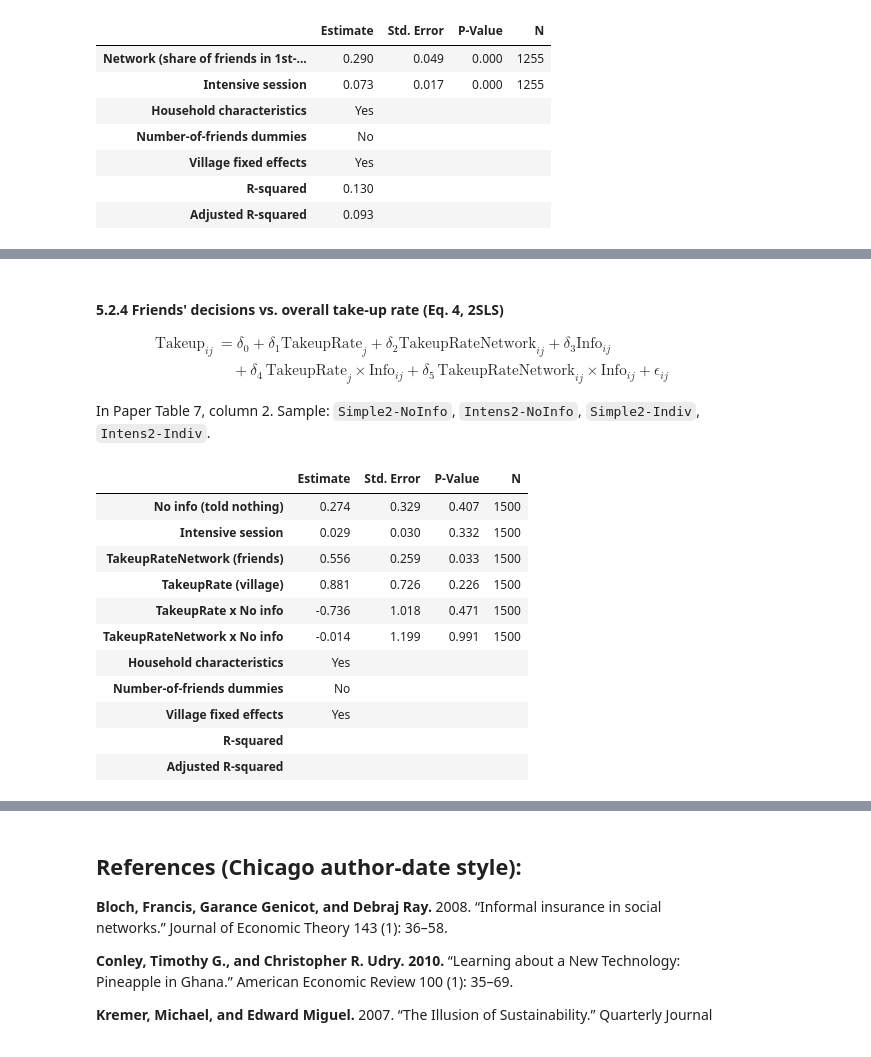
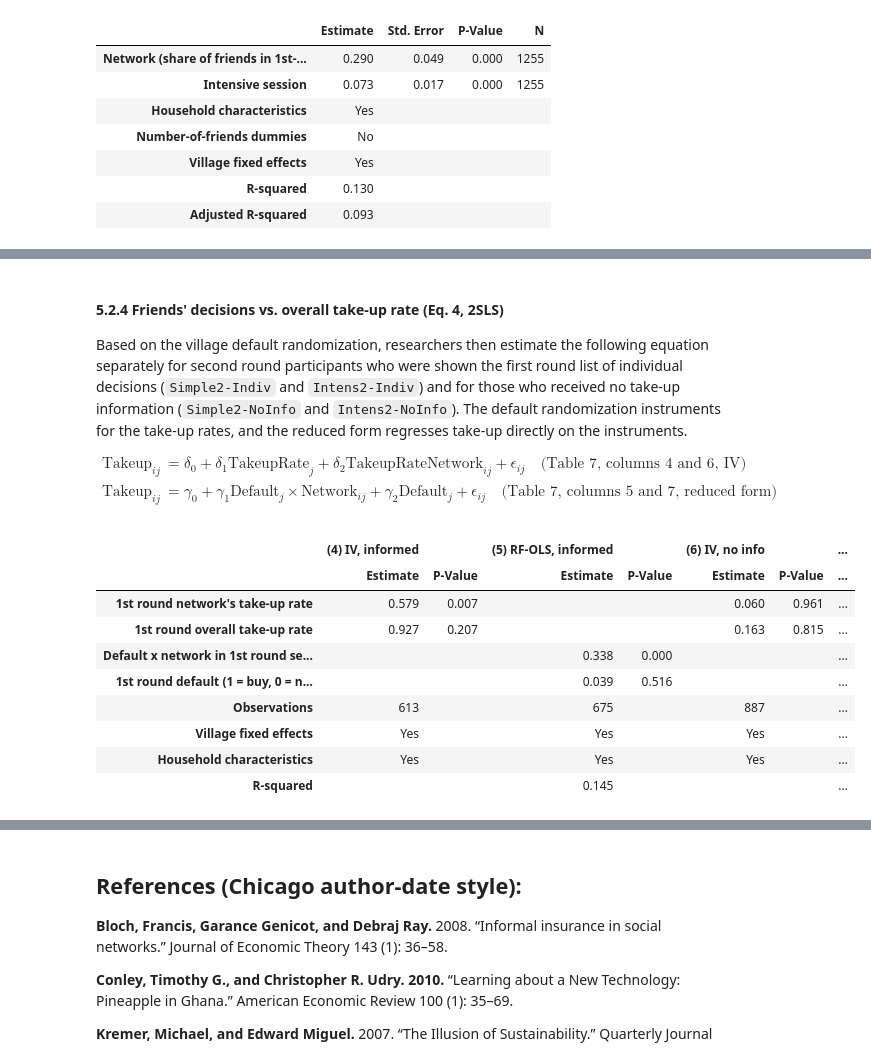
Before and after one commit to hn1802-uw/Social-Networks-and-the-Decision-to-Insure, a Jupyter notebook: project.ipynb, the cells around one changed output, grey strips where cells are left out. Drawn from its saved outputs; the diff is of its cells as text; code cells hidden in the pictures.

```diff
--- a/project.ipynb
+++ b/project.ipynb
@@ -389,26 +400,24 @@ style_table(regression_table(fit_eq3))
 # %% [markdown]
 #### 5.2.4 Friends' decisions vs. overall take-up rate (Eq. 4, 2SLS)
 
+Based on the village default randomization, researchers then estimate the following equation separately for second round participants who were shown the first round list of individual decisions (`Simple2-Indiv` and `Intens2-Indiv`) and for those who received no take-up information (`Simple2-NoInfo` and `Intens2-NoInfo`). The default randomization instruments for the take-up rates, and the reduced form regresses take-up directly on the instruments.
+
 \begin{aligned}
-\text{Takeup}_{ij} &= \delta_0 + \delta_1 \text{TakeupRate}_j + \delta_2 \text{TakeupRateNetwork}_{ij} + \delta_3 \text{Info}_{ij} \\
-&\quad + \delta_4 \, \text{TakeupRate}_j \times \text{Info}_{ij} + \delta_5 \, \text{TakeupRateNetwork}_{ij} \times \text{Info}_{ij} + \epsilon_{ij}
+\text{Takeup}_{ij} &= \delta_0 + \delta_1 \text{TakeupRate}_j + \delta_2 \text{TakeupRateNetwork}_{ij} + \epsilon_{ij} \quad \text{(Table 7, columns 4 and 6, IV)}\\
+\text{Takeup}_{ij} &= \gamma_0 + \gamma_1 \text{Default}_j \times \text{Network}_{ij} + \gamma_2 \text{Default}_j + \epsilon_{ij} \quad \text{(Table 7, columns 5 and 7, reduced form)}
 \end{aligned}
-
-In Paper Table 7, column 2. Sample: `Simple2-NoInfo`, `Intens2-NoInfo`, `Simple2-Indiv`, `Intens2-Indiv`.
 # %%
-fit_eq4 = eq4_info_iv_model(full)
-style_table(regression_table(fit_eq4))
+fits_eq4 = eq4_info_iv_model(full)
+stacked_regression_table(fits_eq4)
 # %% [output]
-|  | Estimate | Std. Error | P-Value | N |
-| No info (told nothing) | 0.274 | 0.329 | 0.407 | 1500 |
-| Intensive session | 0.029 | 0.030 | 0.332 | 1500 |
-| TakeupRateNetwork (friends) | 0.556 | 0.259 | 0.033 | 1500 |
-| TakeupRate (village) | 0.881 | 0.726 | 0.226 | 1500 |
-| TakeupRate x No info | -0.736 | 1.018 | 0.471 | 1500 |
-| TakeupRateNetwork x No info | -0.014 | 1.199 | 0.991 | 1500 |
-| Household characteristics | Yes |  |  |  |
-| Number-of-friends dummies | No |  |  |  |
-| Village fixed effects | Yes |  |  |  |
-| R-squared |  |  |  |  |
-| Adjusted R-squared |  |  |  |  |
+|  | (4) IV, informed |  | (5) RF-OLS, informed |  | (6) IV, no info |  | ... |
+|  | Estimate | P-Value | Estimate | P-Value | Estimate | P-Value | ... |
+| 1st round network's take-up rate | 0.579 | 0.007 |  |  | 0.060 | 0.961 | ... |
+| 1st round overall take-up rate | 0.927 | 0.207 |  |  | 0.163 | 0.815 | ... |
+| Default x network in 1st round se... |  |  | 0.338 | 0.000 |  |  | ... |
+| 1st round default (1 = buy, 0 = n... |  |  | 0.039 | 0.516 |  |  | ... |
+| Observations | 613 |  | 675 |  | 887 |  | ... |
+| Village fixed effects | Yes |  | Yes |  | Yes |  | ... |
+| Household characteristics | Yes |  | Yes |  | Yes |  | ... |
+| R-squared |  |  | 0.145 |  |  |  | ... |
 # %% [markdown]
```
Also changed, not shown: parts of 8 cells of this notebook, 1 other file.
